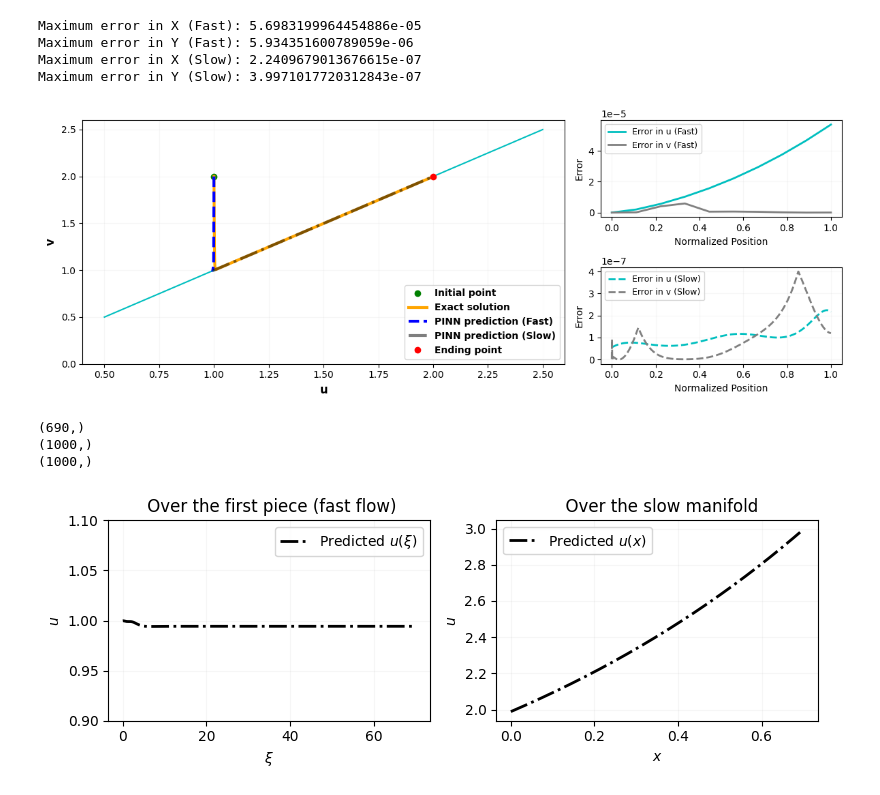
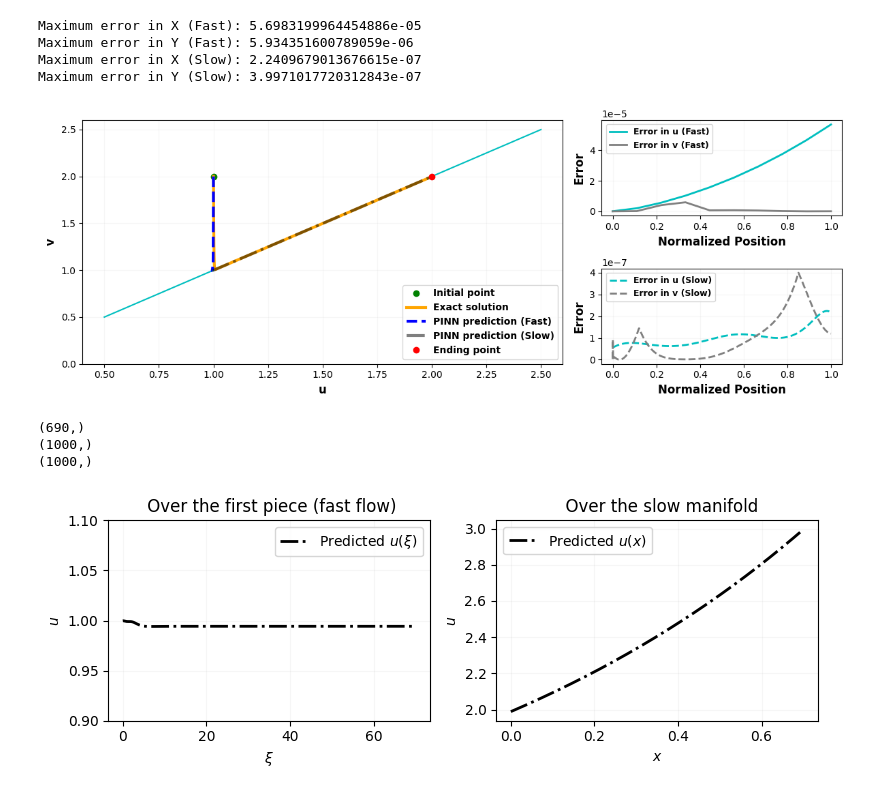
Before and after one commit to Hamid-Mofidi/PINNs_on_Multiple_timescale_dynamics, a Jupyter notebook: Reaction-Diffusion/PINN-rea-diffusion-eps0.001-init(1,2)2.ipynb, the cells around one changed output. Drawn from its saved outputs; the diff is of its cells as text; code cells hidden in the pictures.

```diff
--- a/Reaction-Diffusion/PINN-rea-diffusion-eps0.001-init(1,2)2.ipynb
+++ b/Reaction-Diffusion/PINN-rea-diffusion-eps0.001-init(1,2)2.ipynb
@@ -535,8 +535,6 @@ import matplotlib.gridspec as gridspec
 
 fig = plt.figure(figsize=(12, 4.5))
 gs = gridspec.GridSpec(2, 2, width_ratios=[2, 1])
-
-
 
 # Plot the solution in the large subplot on the left
 ax1 = fig.add_subplot(gs[:, 0])  # This takes both rows in the first column
@@ -550,41 +548,40 @@ ax1.plot(x_pred_slow, y_pred_slow, 'k-.', label='PINN prediction (Slow)', alpha=
 ax1.plot(x_end, y_end, 'ro', label='Ending point')
 ax1.set_ylim(bottom=0)
 
 ax1.set_xlabel('u', fontsize=12, fontweight='bold')
 ax1.set_ylabel('v', fontsize=12, fontweight='bold')
 ax1.legend(prop={'size': 10, 'weight': 'bold'}, loc='lower right')
 ax1.grid(True, alpha=0.1)
 
-
 # Plot the first error subplot on the top right
 ax2 = fig.add_subplot(gs[0, 1])
 ax2.plot(positions_fast, error_fast_x, '-', color='c', label='Error in u (Fast)', linewidth=2)
 ax2.plot(positions_fast, error_fast_y, '-', color='grey', label='Error in v (Fast)', linewidth=2)
-ax2.set_xlabel('Normalized Position')
-ax2.set_ylabel('Error')
-ax2.legend(prop={'size': 9})
+ax2.set_xlabel('Normalized Position', fontsize=12, fontweight='bold')
+ax2.set_ylabel('Error', fontsize=12, fontweight='bold')
+ax2.legend(prop={'size': 9, 'weight': 'bold'})
 ax2.grid(True, alpha=0.1)
 
 # Plot the second error subplot on the bottom right
 ax3 = fig.add_subplot(gs[1, 1])
 ax3.plot(positions_slow, error_slow_x, '--', color='c', label='Error in u (Slow)', linewidth=2)
 ax3.plot(positions_slow, error_slow_y, '--', color='grey', label='Error in v (Slow)', linewidth=2)
-ax3.set_xlabel('Normalized Position')
-ax3.set_ylabel('Error')
-ax3.legend(prop={'size': 9})
+ax3.set_xlabel('Normalized Position', fontsize=12, fontweight='bold')
+ax3.set_ylabel('Error', fontsize=12, fontweight='bold')
+ax3.legend(prop={'size': 9, 'weight': 'bold'})
 ax3.grid(True, alpha=0.1)
 
 plt.tight_layout()
 plt.show()
 
 shape_x_exact = x_exact[:-310].shape
 print(shape_x_exact)
 shape_x_pred_fast = x_pred_fast.shape
 print(shape_x_pred_fast)
 shape_x_pred_slow = x_pred_slow.shape
 print(shape_x_pred_slow)
 # %% [output]
-[figure, old version]
+[figure, new version]
 (690,)
 (1000,)
 (1000,)
```
